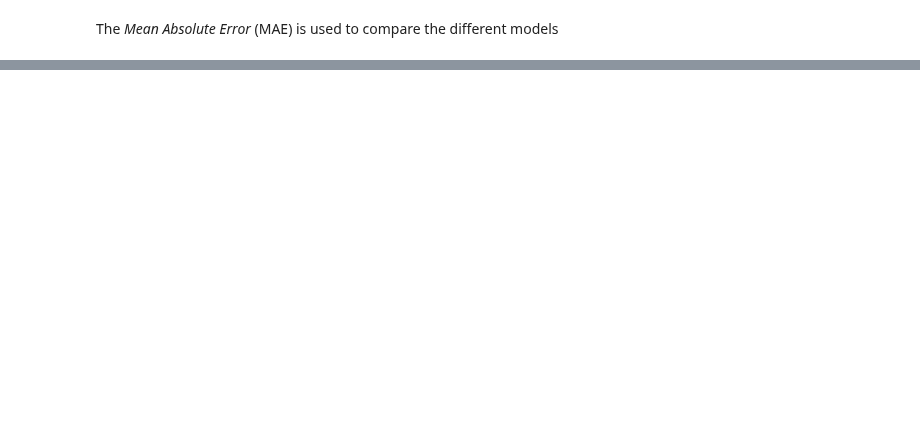
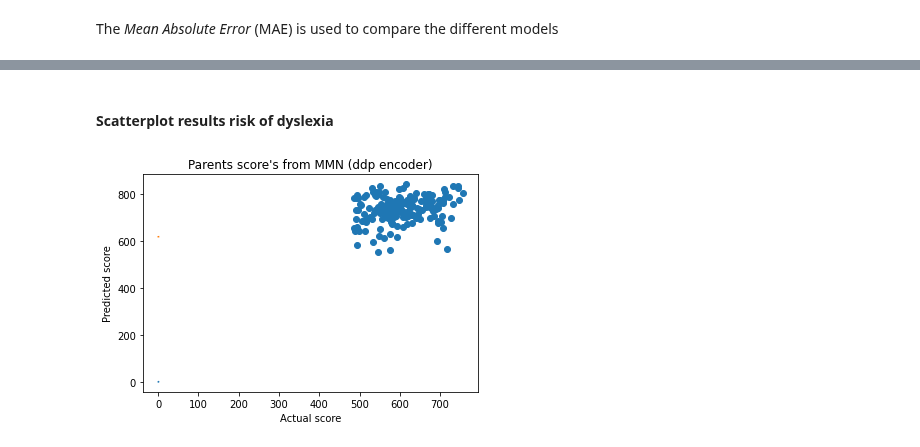
Before and after one commit to eegyolk-ai/eegyolk, a Jupyter notebook: floris_files/model_analysis.ipynb, the cells around one changed output, grey strips where cells are left out. Cells and saved outputs as stored; diff of their text form; code cells hidden in the pictures; blank space fills up the shorter version.

```diff
--- a/floris_files/model_analysis.ipynb
+++ b/floris_files/model_analysis.ipynb
@@ -41,22 +43,20 @@ from models.eeg_dl import transformer_model
 # %%
 def choose_dataset(dataset_name):
-    global epochs_directory, labels, dataset
+    global labels, dataset
     if dataset_name == "epodium":
         dataset = Epodium()
-        epochs_directory = local_paths.ePod_epochs
         labels = dataset.create_labels(local_paths.ePod_metadata)
     elif dataset_name == "ddp":
         dataset = DDP()
-        epochs_directory = local_paths.DDP_epochs
         directory_age_metadata = os.path.join(local_paths.DDP_metadata, "ages")
         labels = dataset.create_labels(local_paths.DDP_dataset, directory_age_metadata)
 
     print(f"Using dataset: {dataset_name}.")
 
 # Widget settings
-dataset_name = ipywidgets.RadioButtons(description='Dataset:', options=["ddp", "epodium"], value="ddp")
-ui = ipywidgets.HBox([dataset_name])
-out = ipywidgets.interactive_output(choose_dataset, {'dataset_name': dataset_name})
+w_dataset_name = ipywidgets.RadioButtons(description='Dataset:', options=["ddp", "epodium"], value="ddp")
+ui = ipywidgets.HBox([w_dataset_name])
+out = ipywidgets.interactive_output(choose_dataset, {'dataset_name': w_dataset_name})
 display(ui, out)
 # %% [output]
 [interactive output not drawn]
@@ -215,0 +287,23 @@ The correlation coefficient is: 0.568
+# %% [markdown]
+#### Scatterplot results risk of dyslexia
+# %%
+model_info = w_model_name.value.split("_")
+
+risk_real = np.array(results)[:,0]
+risk_predicted = np.array(results)[:,1]
+
+display_helper.show_plot(risk_real,
+                         risk_predicted,
+                         f"Parents score's from MMN ({model_info[0]} {model_info[1]})",
+                         "Actual score",
+                         "Predicted score",
+                         scatter=True,
+                         show=False)
+x, y = 0.3, 1
+plt.plot([x, y], [x, y])
+
+m, c = np.polyfit(risk_real, risk_predicted, 1)
+plt.plot([x, y], [x*m+c, y*m+c])
+plt.show()
+# %% [output]
+[figure, added]
```
Also changed, not shown: parts of 21 cells of this notebook, 16 other files.
